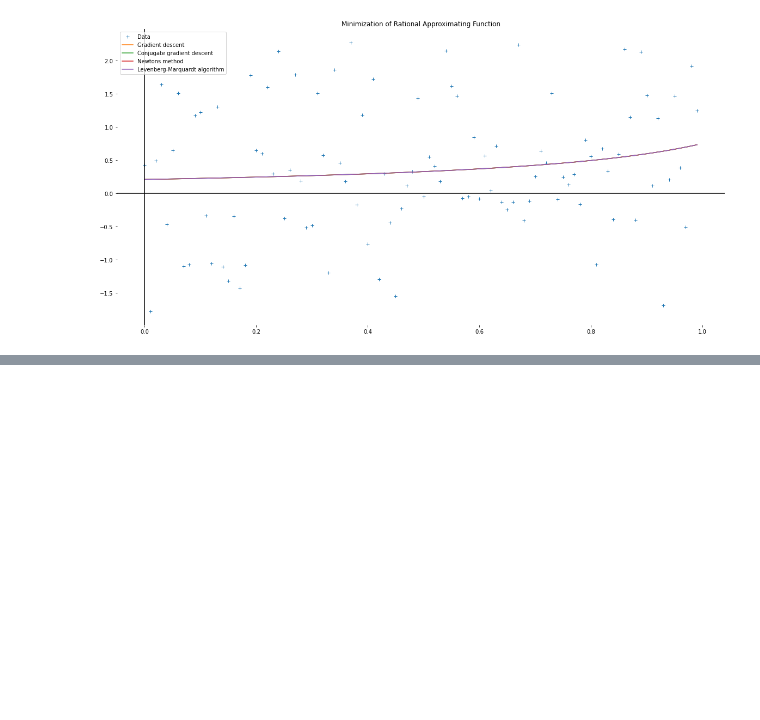
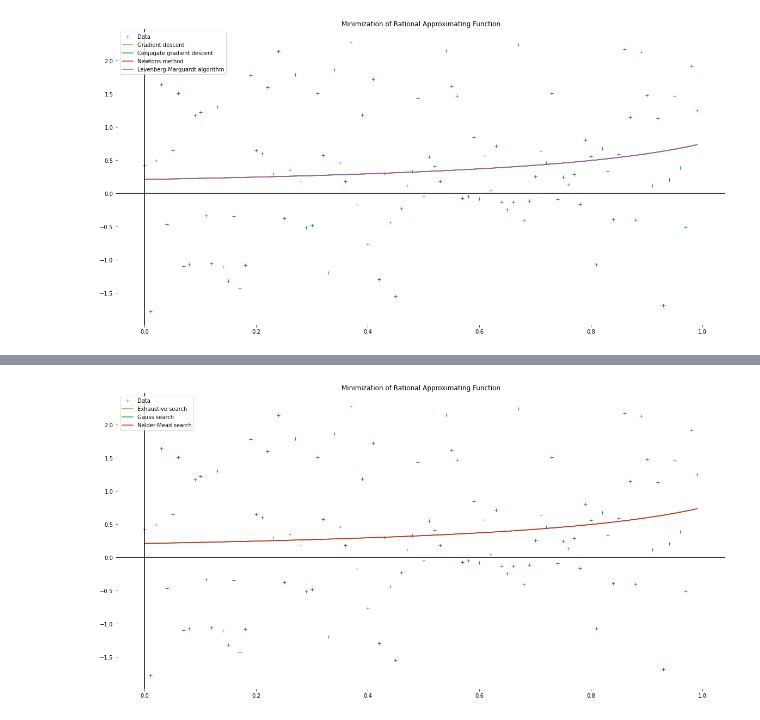
Before and after one commit to mdvdv/analysis-and-development-of-algorithms, a Jupyter notebook: TASK 3. ALGORITHMS FOR UNCONSTRAINED NONLINEAR OPTIMIZATION. FIRST- AND SECONDORDER/main.ipynb, the cells around one changed output, grey strips where cells are left out. Drawn from its saved outputs; the diff is of its cells as text; code cells hidden in the pictures; blank space fills up the shorter version.

```diff
--- a/TASK 3. ALGORITHMS FOR UNCONSTRAINED NONLINEAR OPTIMIZATION. FIRST- AND SECONDORDER/main.ipynb
+++ b/TASK 3. ALGORITHMS FOR UNCONSTRAINED NONLINEAR OPTIMIZATION. FIRST- AND SECONDORDER/main.ipynb
@@ -199,0 +289,26 @@ plt.show()
+# %%
+plt.figure(figsize=(20, 10))
+plt.plot(x_k, y_k, '+', label='Data')
+
+y = [rational_approximant(x, exhaustive_lower, exhaustive_higher) for x in x_k]
+plt.plot(x_k, y, label='Exhaustive search')
+
+y = [rational_approximant(x, gauss_lower, gauss_higher) for x in x_k]
+plt.plot(x_k, y, label='Gauss search')
+
+y = [rational_approximant(x, neldermead_lower, neldermead_higher) for x in x_k]
+plt.plot(x_k, y, label='Nelder-Mead search')
+
+ax = plt.gca()
+ax.axhline(y=0, color='k')
+ax.axvline(x=0, color='k')
+ax.spines['top'].set_visible(False)
+ax.spines['bottom'].set_visible(False)
+ax.spines['right'].set_visible(False)
+ax.spines['left'].set_visible(False)
+ax.set_title('Minimization of Rational Approximating Function')
+ax.legend()
+
+plt.show()
+# %% [output]
+[figure, added]
```
Also changed, not shown: parts of 11 cells of this notebook, 2 other files.
